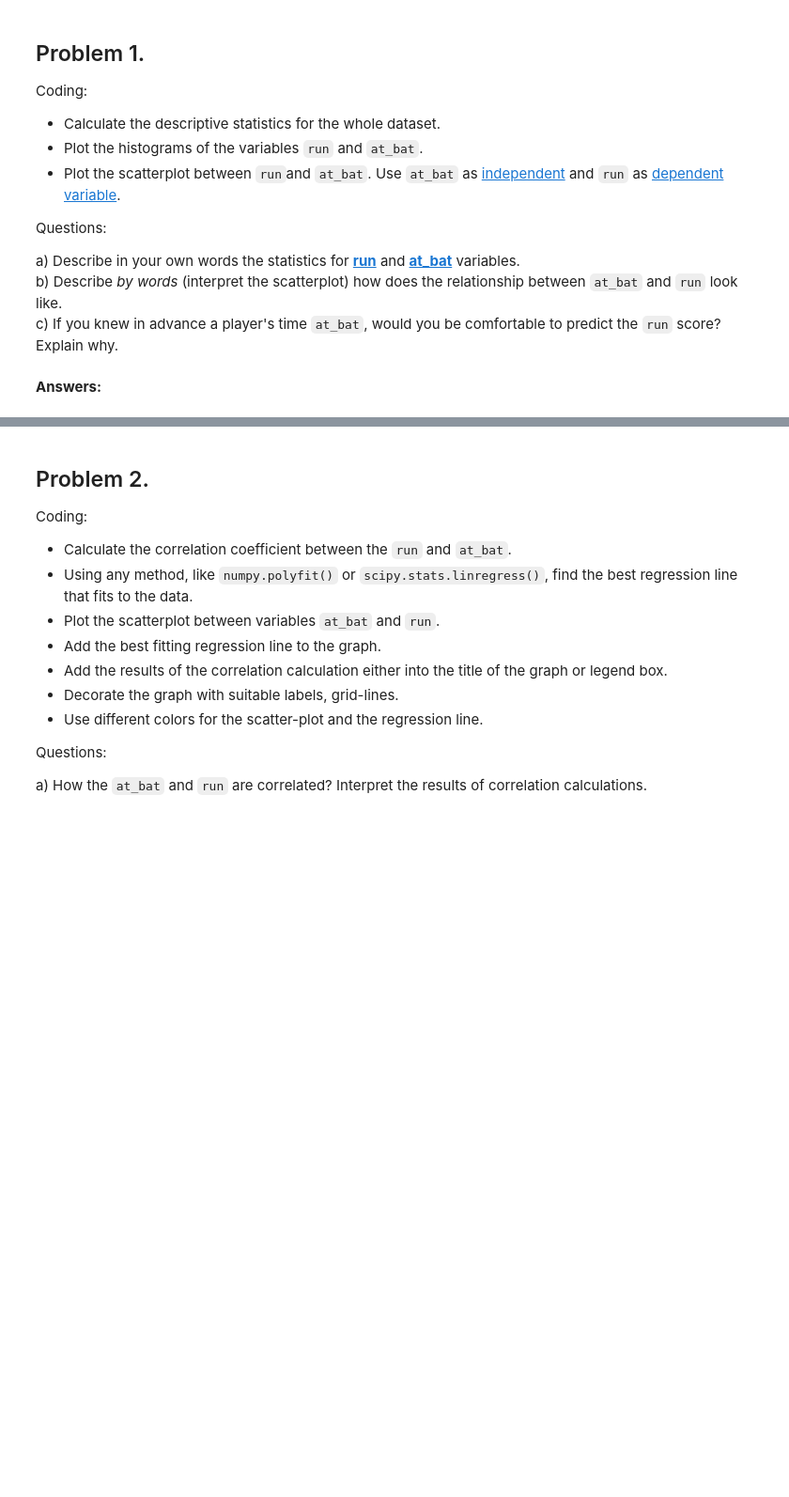
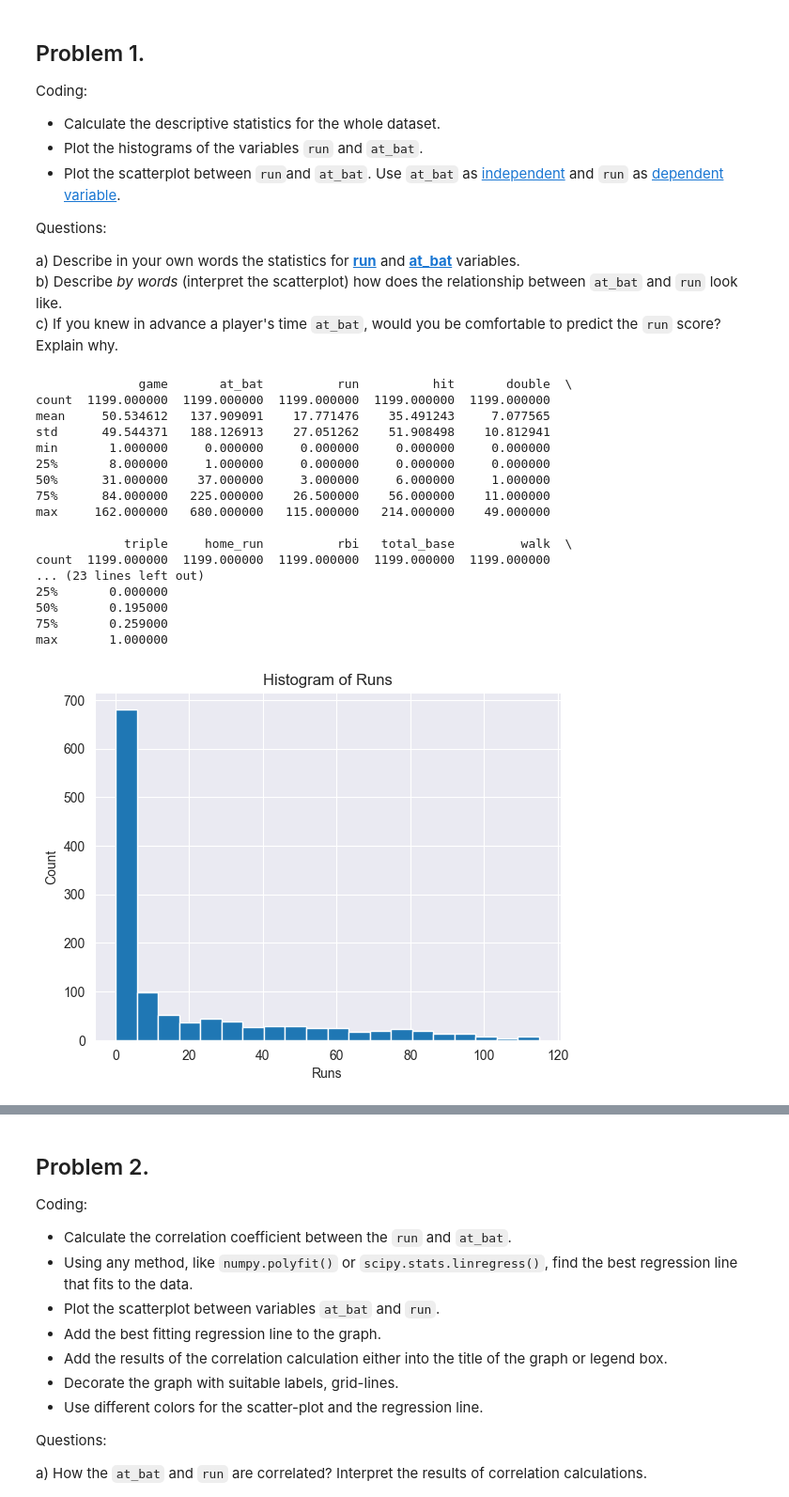
Before and after one commit to vilho3/Statistics, a Jupyter notebook: ex3/A3_correlation_and_linear_regression.ipynb, the cells around one changed output, grey strips where cells are left out. Shown at 94% size. Cells and saved outputs as stored; diff of their text form; code cells hidden in the pictures; blank space fills up the shorter version.

```diff
--- a/ex3/A3_correlation_and_linear_regression.ipynb
+++ b/ex3/A3_correlation_and_linear_regression.ipynb
@@ -36,2 +35,44 @@ c) If you knew in advance a player's time `at_bat`, would you be comfortable to
-# %% [markdown]
-**Answers:**
+# %%
+# Your code
+descriptive = data.describe()
+print(descriptive)
+x1=data["run"]
+x2=data["at_bat"]
+
+plt.hist(x1, bins=20)
+plt.xlabel("Runs")
+plt.ylabel("Count")
+plt.title('Histogram of Runs')
+plt.show()
+
+plt.hist(x2, bins=20)
+plt.xlabel('At bat')
+plt.ylabel('Count')
+plt.title('Histogram of at_bat')
+plt.show()
+
+plt.scatter(x2,x1)
+plt.title('Scatter plot of at_bat vs. runs')
+plt.xlabel('Value of at_bat')
+plt.ylabel('Value of runs')
+plt.grid()
+plt.show()
+# %% [output]
+              game       at_bat          run          hit       double  \
+count  1199.000000  1199.000000  1199.000000  1199.000000  1199.000000
+mean     50.534612   137.909091    17.771476    35.491243     7.077565
+std      49.544371   188.126913    27.051262    51.908498    10.812941
+min       1.000000     0.000000     0.000000     0.000000     0.000000
+25%       8.000000     1.000000     0.000000     0.000000     0.000000
+50%      31.000000    37.000000     3.000000     6.000000     1.000000
+75%      84.000000   225.000000    26.500000    56.000000    11.000000
+max     162.000000   680.000000   115.000000   214.000000    49.000000
+
+            triple     home_run          rbi   total_base         walk  \
+count  1199.000000  1199.000000  1199.000000  1199.000000  1199.000000
+... (23 lines left out)
+25%       0.000000
+50%       0.195000
+75%       0.259000
+max       1.000000
+[figure, added]
```
Also changed, not shown: parts of 13 cells of this notebook.
